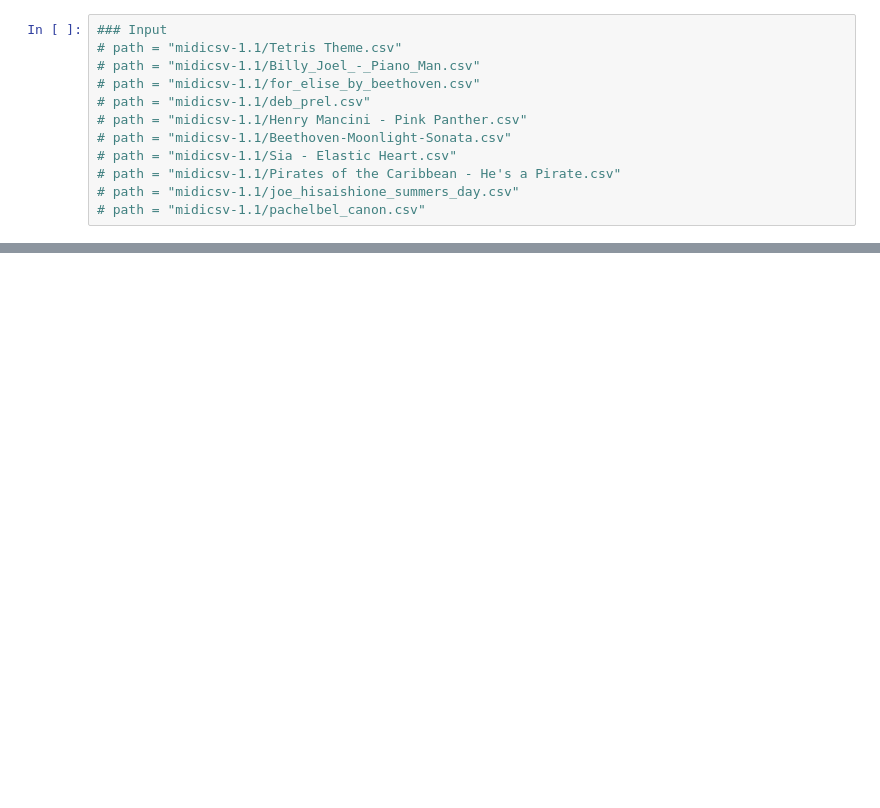
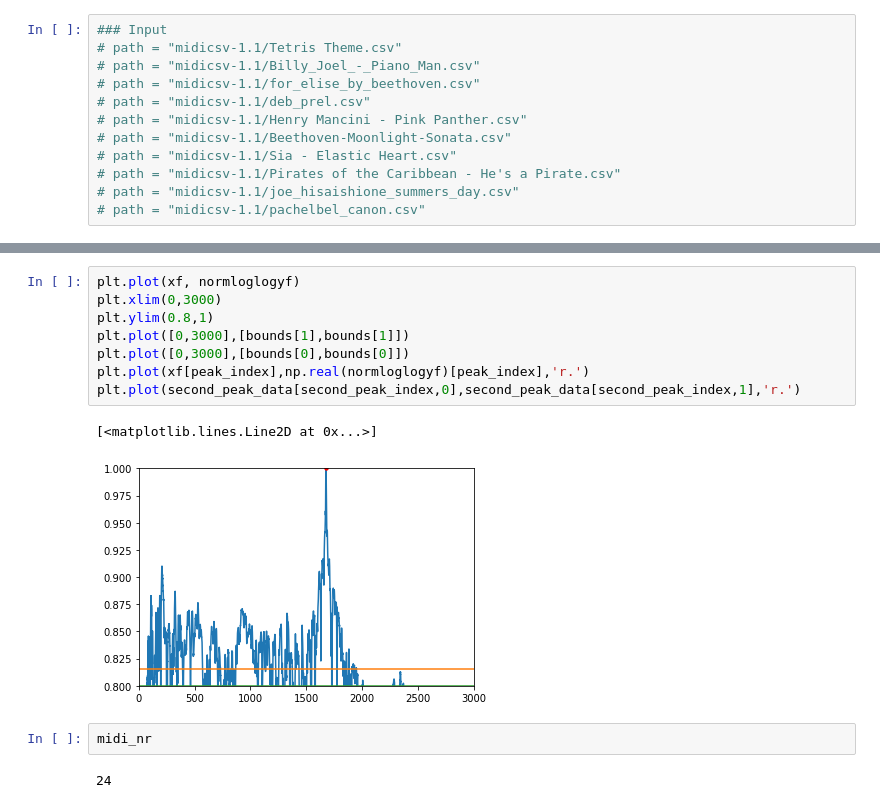
Before and after one commit to IansGithubAcc/PythonAudioProcessing, a Jupyter notebook: test_notebook.ipynb, the cells around one changed output, grey strips where cells are left out. Cells and saved outputs as stored; diff of their text form; blank space fills up the shorter version.

```diff
--- a/test_notebook.ipynb
+++ b/test_notebook.ipynb
@@ -148,0 +314,15 @@ player(note_path(50,100,1),1,0)
+# %%
+plt.plot(xf, normloglogyf)
+plt.xlim(0,3000)
+plt.ylim(0.8,1)
+plt.plot([0,3000],[bounds[1],bounds[1]])
+plt.plot([0,3000],[bounds[0],bounds[0]])
+plt.plot(xf[peak_index],np.real(normloglogyf)[peak_index],'r.')
+plt.plot(second_peak_data[second_peak_index,0],second_peak_data[second_peak_index,1],'r.')
+# %% [output]
+[<matplotlib.lines.Line2D at 0x...>]
+[figure, added]
+# %%
+midi_nr
+# %% [output]
+24
```
Also changed, not shown: parts of 11 cells of this notebook, 2 other files.
